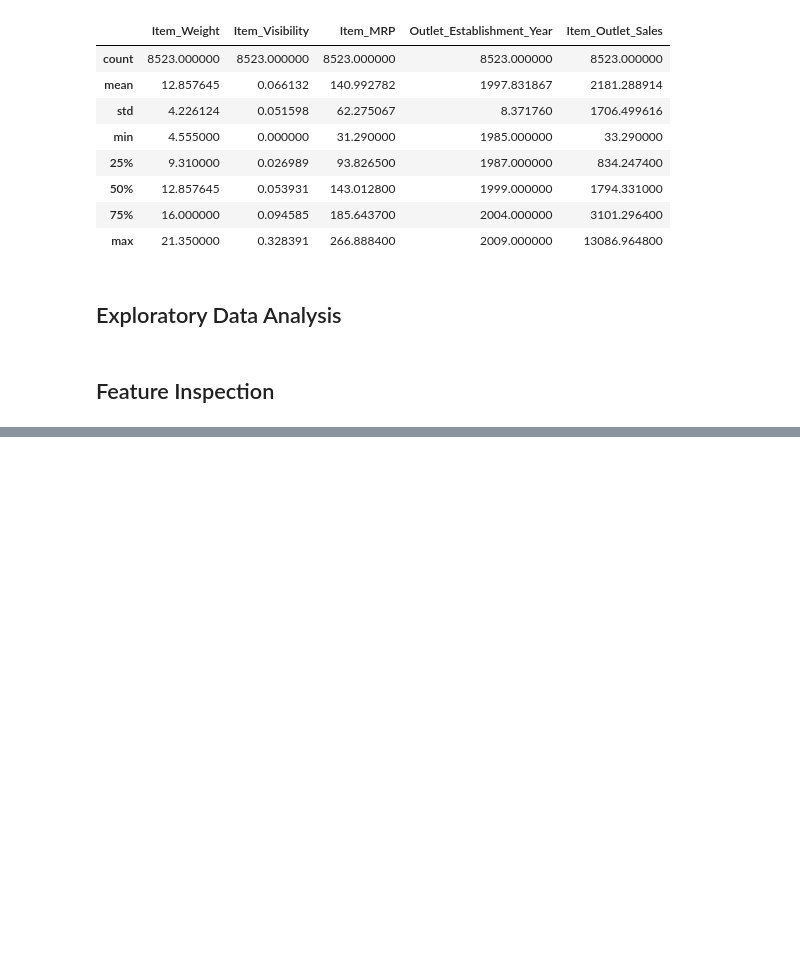
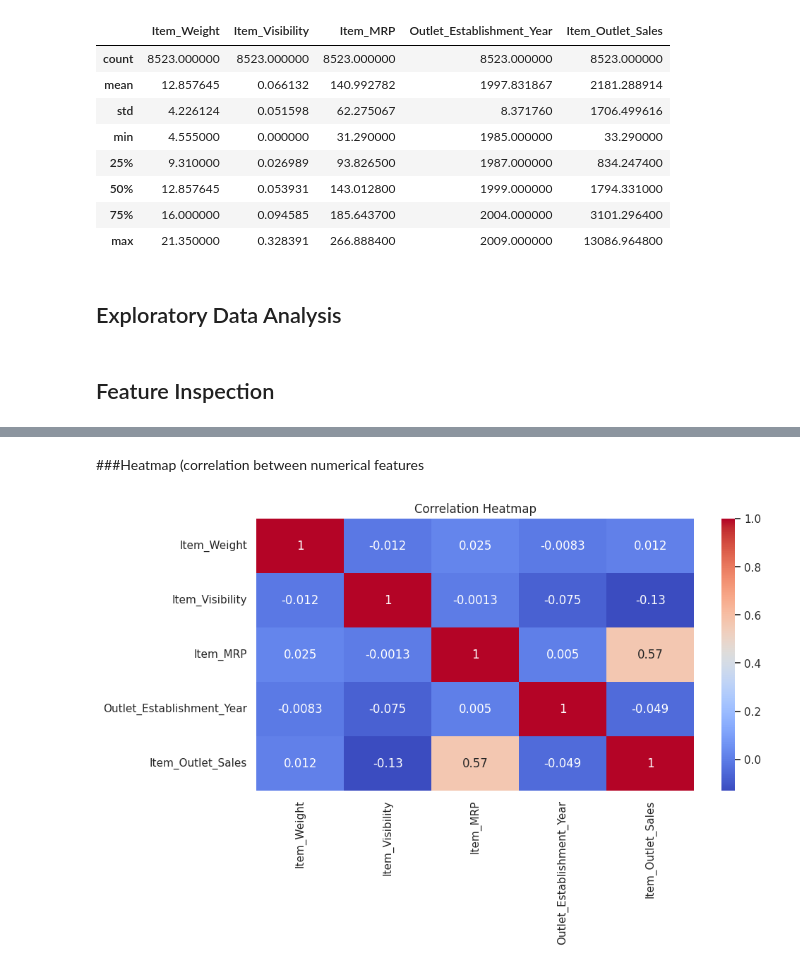
Before and after one commit to ayaaqais/Prediction-of-product-sales-, a Jupyter notebook: prediction_of_product_sale.ipynb, the cells around one changed output, grey strips where cells are left out. Saved outputs shown, nothing was run; the diff lists cells and outputs as text; code cells hidden in the pictures; blank space fills up the shorter version.

```diff
--- a/prediction_of_product_sale.ipynb
+++ b/prediction_of_product_sale.ipynb
@@ -152,0 +220,8 @@ df.describe()
+# %% [markdown]
+###Heatmap (correlation between numerical features
+# %%
+sns.heatmap(df[numerical_cols].corr(), annot=True, cmap="coolwarm")
+plt.title("Correlation Heatmap")
+plt.show()
+# %% [output]
+[figure, added]
```
Also changed, not shown: parts of 7 cells of this notebook.
